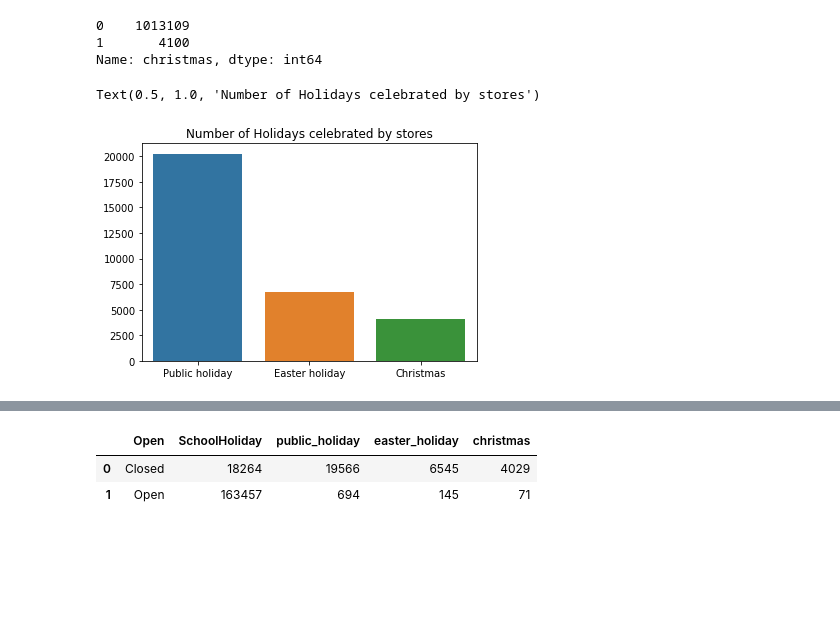
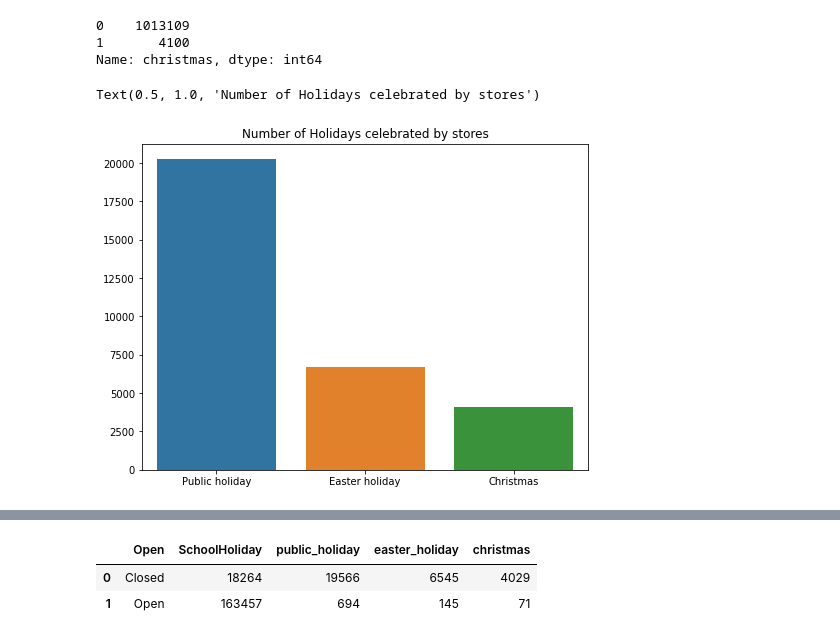
Before and after one commit to hrithikwel8/Rossmann_Sales_Prediction, a Jupyter notebook: Rossmann_Sales_Prediction_Capstone_Project.ipynb, the cells around one changed output, grey strips where cells are left out. Saved outputs shown, nothing was run; the diff lists cells and outputs as text; code cells hidden in the pictures; blank space fills up the shorter version.

```diff
--- a/Rossmann_Sales_Prediction_Capstone_Project.ipynb
+++ b/Rossmann_Sales_Prediction_Capstone_Project.ipynb
@@ -327,9 +265,3 @@ store_data_df.describe()
 | 50% | 5.580000e+02 | 4.000000e+00 | 5.744000e+03 | 6.090000e+02 | 1.000000e+00 | 0.000000e+00 | 0.000000e+00 |
 | 75% | 8.380000e+02 | 6.000000e+00 | 7.856000e+03 | 8.370000e+02 | 1.000000e+00 | 1.000000e+00 | 0.000000e+00 |
 | max | 1.115000e+03 | 7.000000e+00 | 4.155100e+04 | 7.388000e+03 | 1.000000e+00 | 1.000000e+00 | 1.000000e+00 |
-# %%
-# changing date from string to integer value so wee can sort the data
-def date_to_int(date):
-  new_date = date[:4] + date[5:7] + date[8:]
-  return int(new_date)
-store_data_df['new_date'] = store_data_df['Date'].apply(lambda x: date_to_int(x))
@@ -379,8 +305,9 @@ b      6690
 c      4100
 Name: StateHoliday, dtype: int64
 # %%
-# convert StateHoliday to features
+# convert StateHoliday to binary value features
 # 1 indicates holiday and 0 indicates no holiday
 store_data_df['public_holiday'] = store_data_df['StateHoliday'].apply(lambda x: 1 if x=='a' else 0)
 store_data_df['easter_holiday'] = store_data_df['StateHoliday'].apply(lambda x: 1 if x=='b' else 0)
 store_data_df['christmas'] = store_data_df['StateHoliday'].apply(lambda x: 1 if x=='c' else 0)
+store_data_df.drop(columns=['StateHoliday'], inplace=True)
@@ -398,15 +314,3 @@ Name: DayOfWeek, dtype: int64
-# %%
-# convert day of week to binary features
-store_data_df['DayOfWeek1'] = store_data_df['DayOfWeek'].apply(lambda x: 1 if x==1 else 0)
-store_data_df['DayOfWeek2'] = store_data_df['DayOfWeek'].apply(lambda x: 1 if x==2 else 0)
-store_data_df['DayOfWeek3'] = store_data_df['DayOfWeek'].apply(lambda x: 1 if x==3 else 0)
-store_data_df['DayOfWeek4'] = store_data_df['DayOfWeek'].apply(lambda x: 1 if x==4 else 0)
-store_data_df['DayOfWeek5'] = store_data_df['DayOfWeek'].apply(lambda x: 1 if x==5 else 0)
-store_data_df['DayOfWeek6'] = store_data_df['DayOfWeek'].apply(lambda x: 1 if x==6 else 0)
-store_data_df['DayOfWeek7'] = store_data_df['DayOfWeek'].apply(lambda x: 1 if x==7 else 0)
-# %%
-# drop columnns
-store_data_df.drop(columns=['StateHoliday', 'Date', 'DayOfWeek'], inplace=True)
 # %%
 store_data_df['public_holiday'].value_counts()
 # %% [output]
@@ -427,9 +331,10 @@ store_data_df['christmas'].value_counts()
 Name: christmas, dtype: int64
 # %%
 # plot number of holidays present in dataset
+plt.figure(figsize=(8,6))
 sns.barplot(x=['Public holiday','Easter holiday','Christmas'],
             y=[store_data_df['public_holiday'].value_counts()[1],store_data_df['easter_holiday'].value_counts()[1],store_data_df['christmas'].value_counts()[1]])
 plt.title('Number of Holidays celebrated by stores')
 # %% [output]
 Text(0.5, 1.0, 'Number of Holidays celebrated by stores')
-[figure, old version]
+[figure, new version]
```
Also changed, not shown: parts of 88 cells of this notebook.
